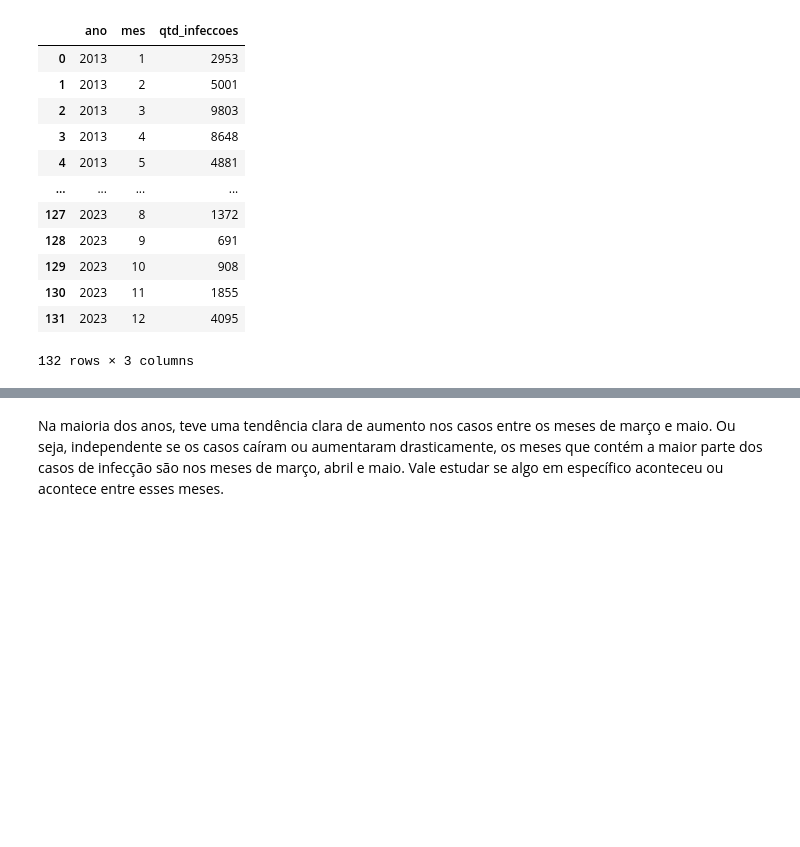
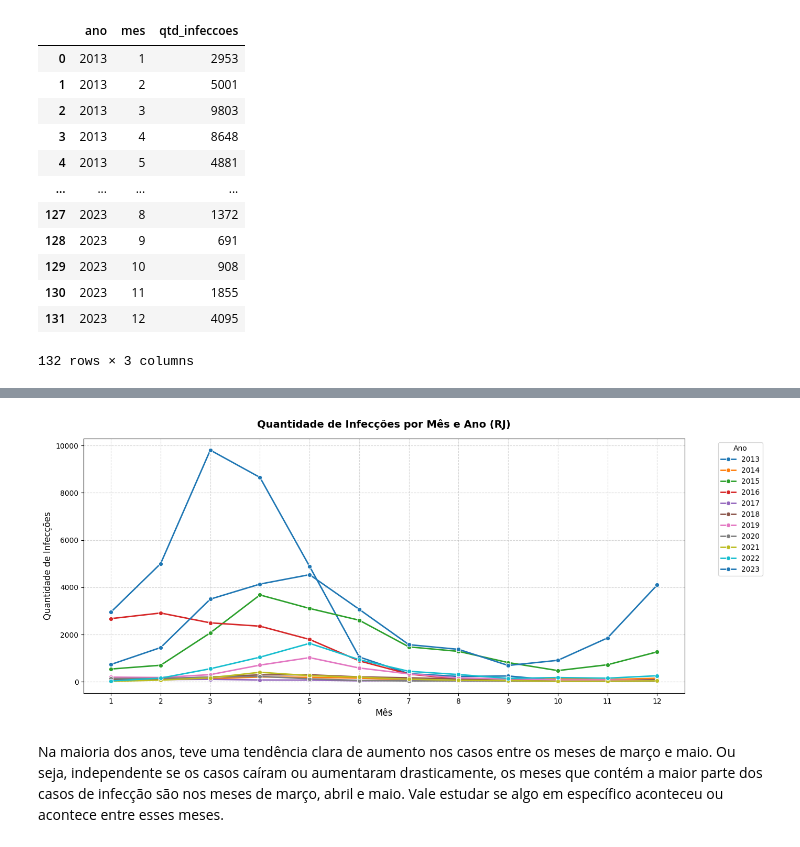
Before and after one commit to viniciusnobcosta/pos-fiap-data-analytics, a Jupyter notebook: 01-analise-de-dados-e-storytelling/Analise_de_Dados_e_Storytelling_Fase1.ipynb, the cells around one changed output, grey strips where cells are left out. Drawn from its saved outputs; the diff is of its cells as text; code cells hidden in the pictures; blank space fills up the shorter version.

Commit message:
Atualizando usando o Colab

```diff
--- a/01-analise-de-dados-e-storytelling/Analise_de_Dados_e_Storytelling_Fase1.ipynb
+++ b/01-analise-de-dados-e-storytelling/Analise_de_Dados_e_Storytelling_Fase1.ipynb
@@ -380,3 +380,42 @@ fig.show()
+# %%
+import matplotlib.pyplot as plt
+import seaborn as sns
+
+# Convertemos a coluna 'ano' para string para garantir mapeamento de cor categórica discreta
+infeccoes_mes['ano'] = infeccoes_mes['ano'].astype(str)
+
+# Configurar o tamanho da figura
+plt.figure(figsize=(14, 6))
+
+# Criar o gráfico de linha usando Seaborn
+sns.lineplot(
+    data=infeccoes_mes,
+    x='mes',
+    y='qtd_infeccoes',
+    hue='ano',
+    marker='o',
+    palette='tab10',
+    linewidth=2
+)
+
+# Configurações de títulos e eixos
+plt.title('Quantidade de Infecções por Mês e Ano (RJ)', fontsize=14, fontweight='bold', pad=15)
+plt.xlabel('Mês', fontsize=12)
+plt.ylabel('Quantidade de Infecções', fontsize=12)
+
+# Forçar que o eixo X exiba todos os meses de 1 a 12
+plt.xticks(ticks=range(1, 13))
+
+# Adicionar grade para facilitar a leitura
+plt.grid(True, linestyle='--', alpha=0.5)
+
+# Posicionar a legenda fora do gráfico para não sobrepor as linhas
+plt.legend(title='Ano', bbox_to_anchor=(1.05, 1), loc='upper left')
+
+plt.tight_layout()
+plt.show()
+# %% [output]
+[figure, added]
 # %% [markdown]
 Na maioria dos anos, teve uma tendência clara de aumento nos casos entre os meses de março e maio. Ou seja, independente se os casos caíram ou aumentaram drasticamente, os meses que contém a maior parte dos casos de infecção são nos meses de março, abril e maio. Vale estudar se algo em específico aconteceu ou acontece entre esses meses.
 # %%
```
Also changed, not shown: parts of 17 cells of this notebook.
